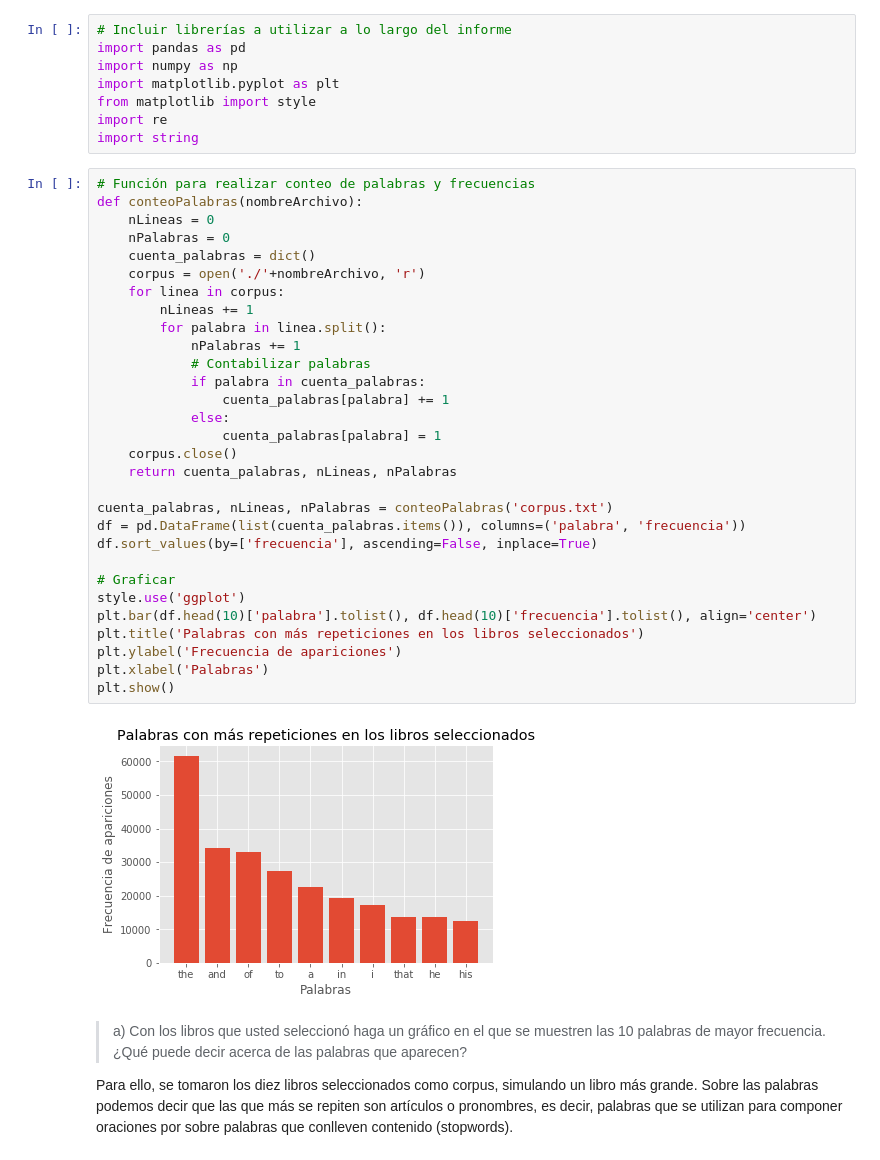
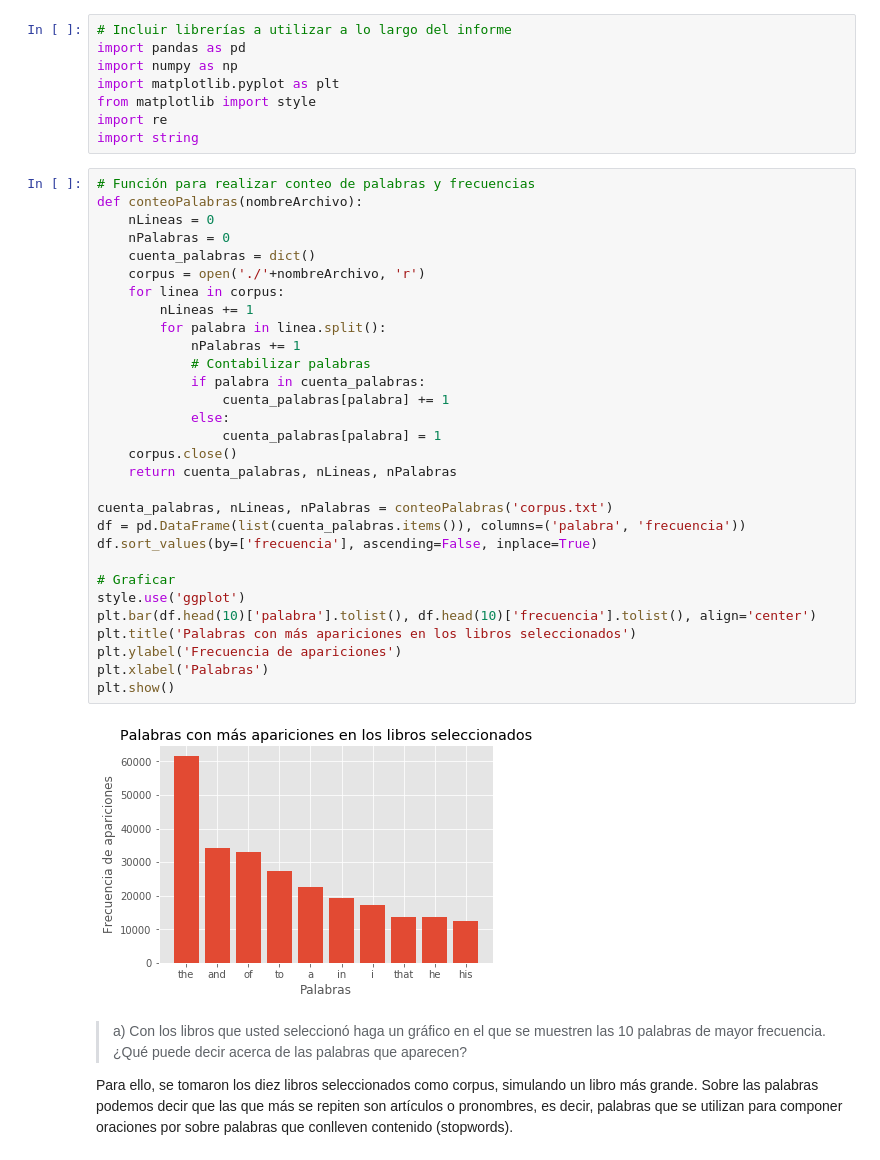
Before and after one commit to dmedelba/Lab3-Estaca, a Jupyter notebook: Laboratorio 3.ipynb, the cells around one changed output. Drawn from its saved outputs; the diff is of its cells as text.

```diff
--- a/Laboratorio 3.ipynb
+++ b/Laboratorio 3.ipynb
@@ -77,35 +77,35 @@ import string
 # %%
 # Función para realizar conteo de palabras y frecuencias
 def conteoPalabras(nombreArchivo):
     nLineas = 0
     nPalabras = 0
     cuenta_palabras = dict()
     corpus = open('./'+nombreArchivo, 'r')
     for linea in corpus:
         nLineas += 1
         for palabra in linea.split():
             nPalabras += 1
             # Contabilizar palabras
             if palabra in cuenta_palabras:
                 cuenta_palabras[palabra] += 1
             else:
                 cuenta_palabras[palabra] = 1
     corpus.close()
     return cuenta_palabras, nLineas, nPalabras
 
 cuenta_palabras, nLineas, nPalabras = conteoPalabras('corpus.txt')
 df = pd.DataFrame(list(cuenta_palabras.items()), columns=('palabra', 'frecuencia'))
 df.sort_values(by=['frecuencia'], ascending=False, inplace=True)
 
 # Graficar
 style.use('ggplot')
 plt.bar(df.head(10)['palabra'].tolist(), df.head(10)['frecuencia'].tolist(), align='center')
-plt.title('Palabras con más repeticiones en los libros seleccionados')
+plt.title('Palabras con más apariciones en los libros seleccionados')
 plt.ylabel('Frecuencia de apariciones')
 plt.xlabel('Palabras')
 plt.show()
 # %% [output]
-[figure, old version]
+[figure, new version]
 # %% [markdown]
 > a) Con los libros que usted seleccionó haga un gráfico en el que se muestren las 10 palabras de mayor frecuencia. ¿Qué puede decir acerca de las palabras que aparecen?
 
```
Also changed, not shown: parts of 16 cells of this notebook.
